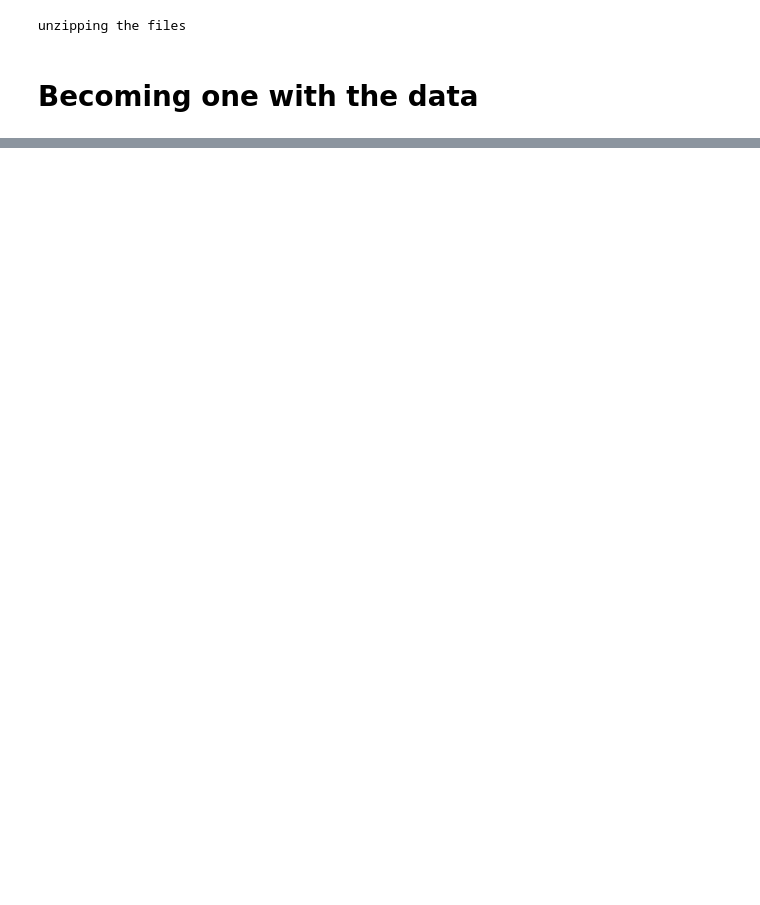
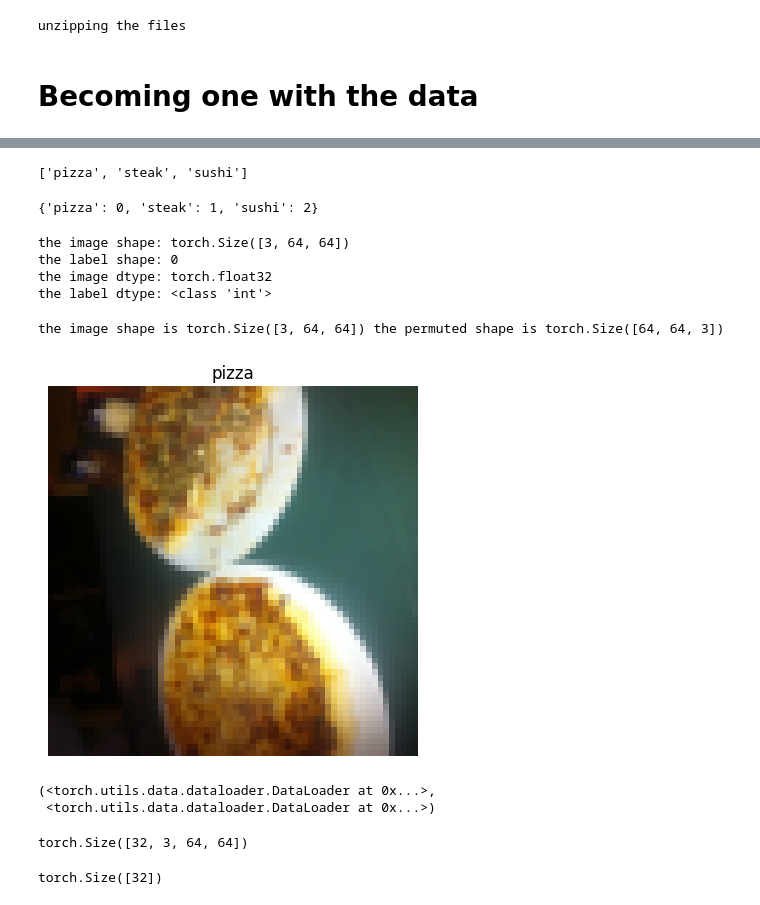
Before and after one commit to saivenkatreddy29/Pytorch-Learning, a Jupyter notebook: Custom_Datasets.ipynb, the cells around one changed output, grey strips where cells are left out. Drawn from its saved outputs; the diff is of its cells as text; code cells hidden in the pictures; blank space fills up the shorter version.

```diff
--- a/Custom_Datasets.ipynb
+++ b/Custom_Datasets.ipynb
@@ -32,0 +143,8 @@ unzipping the files
+# %%
+from torchvision import datasets
+train_dataset = datasets.ImageFolder(root = train_dir,
+                                     transform = data_transform,
+                                     target_transform = None)
+test_dataset = datasets.ImageFolder(root = test_dir,
+                                    transform = data_transform,
+                                    target_transform = None)
@@ -32,0 +167,31 @@ unzipping the files
+# %%
+class_names = train_dataset.classes
+class_names
+# %% [output]
+['pizza', 'steak', 'sushi']
+# %%
+class_dict = train_dataset.class_to_idx
+class_dict
+# %% [output]
+{'pizza': 0, 'steak': 1, 'sushi': 2}
+# %%
+image, label = train_dataset[0]
+
+print(f'the image shape: {image.shape}')
+print(f'the label shape: {label}')
+print(f'the image dtype: {image.dtype}')
+print(f'the label dtype: {type(label)}')
+# %% [output]
+the image shape: torch.Size([3, 64, 64])
+the label shape: 0
+the image dtype: torch.float32
+the label dtype: <class 'int'>
+# %%
+permuted_image = image.permute(2,1,0)
+print(f'the image shape is {image.shape} the permuted shape is {permuted_image.shape}')
+plt.imshow(permuted_image)
+plt.title(class_names[label])
+plt.axis('off');
+# %% [output]
+the image shape is torch.Size([3, 64, 64]) the permuted shape is torch.Size([64, 64, 3])
+[figure, added]
@@ -32,0 +203,5 @@ unzipping the files
+# %%
+train_dataloader, test_dataloader
+# %% [output]
+(<torch.utils.data.dataloader.DataLoader at 0x...>,
+ <torch.utils.data.dataloader.DataLoader at 0x...>)
@@ -32,0 +210,8 @@ unzipping the files
+# %%
+image.shape
+# %% [output]
+torch.Size([32, 3, 64, 64])
+# %%
+label.shape
+# %% [output]
+torch.Size([32])
```
Also changed, not shown: parts of 63 cells of this notebook.
